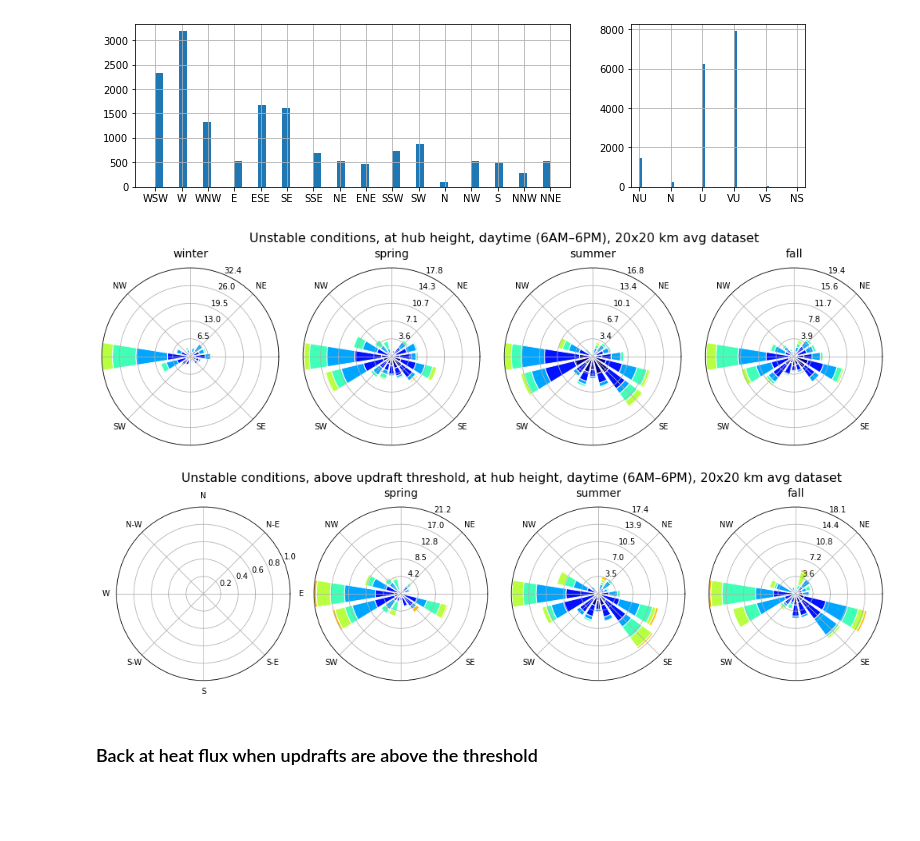
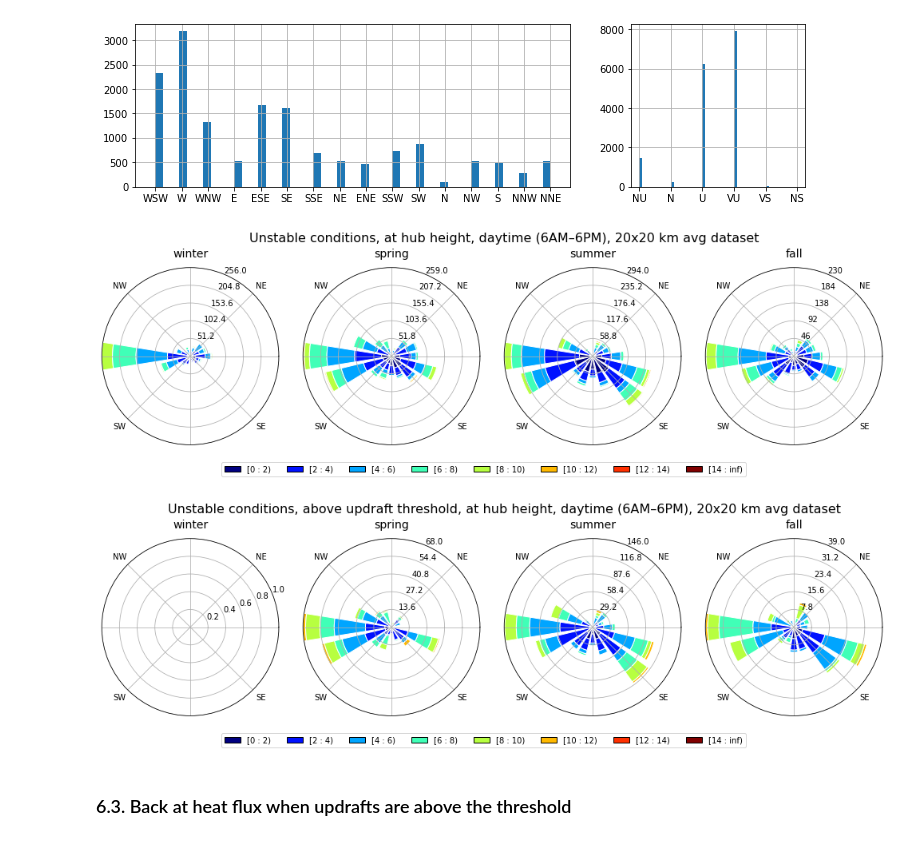
Before and after one commit to rthedin/assessment, a Jupyter notebook: datasets/WINDToolkit/WTKupdate2017_2018.ipynb, the cells around one changed output. Drawn from its saved outputs; the diff is of its cells as text; code cells hidden in the pictures; blank space fills up the shorter version.

```diff
--- a/datasets/WINDToolkit/WTKupdate2017_2018.ipynb
+++ b/datasets/WINDToolkit/WTKupdate2017_2018.ipynb
@@ -784,7 +799,7 @@ for d,df in enumerate([dfold,dfsc,df20km,dfcasp]):
         else:    data = df.loc[(df['season']==s) & (df['hour']>=6) & (df['hour']<18)].xs(zhub, level='height')
         ws = data['windspeed'].values
         wd = data['winddirection'].values
-        wa.bar(wd, ws, normed=True, bins=bins, opening=0.8, edgecolor='white')
+        wa.bar(wd, ws, bins=bins, opening=0.8, edgecolor='white')
         wa.set_xticklabels(wrlabels)
         if d==0: wa.set_title(f'{season_names[s]}',fontsize=14, y=1.05)
         if s==0: wa.set_ylabel(f'{dfnames[d]}', fontsize=14, labelpad=10)
@@ -806,7 +821,7 @@ for d,df in enumerate([dfold,dfsc,df20km,dfcasp]):
         else:    data = df.loc[(df['season']==s) & ((df['hour']<6) | (df['hour']>=18))].xs(zhub, level='height')
         ws = data['windspeed'].values
         wd = data['winddirection'].values
-        wa.bar(wd, ws, normed=True, bins=bins, opening=0.8, edgecolor='white')
+        wa.bar(wd, ws, bins=bins, opening=0.8, edgecolor='white')
         wa.set_xticklabels(wrlabels)
         if d==0: wa.set_title(f'{season_names[s]}',fontsize=14, y=1.05)
         if s==0: wa.set_ylabel(f'{dfnames[d]}', fontsize=14, labelpad=10)
@@ -828,7 +843,7 @@ for s in range(4):
     cond = ((df['season']==s) & (df['hour']>=6) & (df['hour']<18) & ((df['stability']=='U')|(df['stability']=='VU')))
     ws = df.loc[cond].xs(zhub, level='height')['windspeed'].values
     wd = df.loc[cond].xs(zhub, level='height')['winddirection'].values
-    wa.bar(wd, ws, normed=True, bins=bins, opening=0.8, edgecolor='white')
+    wa.bar(wd, ws, bins=bins, opening=0.8, edgecolor='white')
     wa.set_xticklabels(wrlabels)
     wa.set_title(f'{season_names[s]}',fontsize=14, y=1.03)
 plt.show()
@@ -842,7 +857,7 @@ for s in range(4):
     cond = ((df['season']==s) & ((df['hour']<6)|(df['hour']>=18)) & ((df['stability']=='U')|(df['stability']=='VU')))
     ws = df.loc[cond].xs(zhub, level='height')['windspeed'].values
     wd = df.loc[cond].xs(zhub, level='height')['winddirection'].values
-    wa.bar(wd, ws, normed=True, bins=bins, opening=0.8, edgecolor='white')
+    wa.bar(wd, ws, bins=bins, opening=0.8, edgecolor='white')
     wa.set_xticklabels(wrlabels)
     wa.set_title(f'{season_names[s]}',fontsize=14, y=1.03)
 
@@ -864,7 +879,7 @@ for s in range(4):
     cond = ((df['season']==s) & (df['hour']>=6) & (df['hour']<18) & (df['stability']=='N'))
     ws = df.loc[cond].xs(zhub, level='height')['windspeed'].values
     wd = df.loc[cond].xs(zhub, level='height')['winddirection'].values
-    wa.bar(wd, ws, normed=True, bins=bins, opening=0.8, edgecolor='white')
+    wa.bar(wd, ws, bins=bins, opening=0.8, edgecolor='white')
     wa.set_xticklabels(wrlabels)
     wa.set_title(f'{season_names[s]}',fontsize=14, y=1.03)
 plt.show()
@@ -878,7 +893,7 @@ for s in range(4):
     cond = ((df['season']==s) & ((df['hour']<6)|(df['hour']>=18)) & (df['stability']=='N'))
     ws = df.loc[cond].xs(zhub, level='height')['windspeed'].values
     wd = df.loc[cond].xs(zhub, level='height')['winddirection'].values
-    wa.bar(wd, ws, normed=True, bins=bins, opening=0.8, edgecolor='white')
+    wa.bar(wd, ws, bins=bins, opening=0.8, edgecolor='white')
     wa.set_xticklabels(wrlabels)
     wa.set_title(f'{season_names[s]}',fontsize=14, y=1.03)
 
@@ -1027,41 +1042,43 @@ aboveThreshold['stability'].hist(bins=50, ax=axs[1])
 df=df20km
 
 # Unstable, 20x20 dataset
 fig = plt.figure(figsize=(14,5))
 fig.suptitle('Unstable conditions, at hub height, daytime (6AM–6PM), 20x20 km avg dataset', y=0.93, fontsize=16)
 for s in range(4):
     wa = wr.WindroseAxes(fig, rec4x1[s])
     fig.add_axes(wa)
     cond = ((df['season']==s) & (df['hour']>=6) & (df['hour']<18) & ((df['stability']=='U')|(df['stability']=='VU')))# & (df['wT']>=0.85))
     ws = df.loc[cond].xs(zhub, level='height')['windspeed'].values
     wd = df.loc[cond].xs(zhub, level='height')['winddirection'].values
-    wa.bar(wd, ws, normed=True, bins=bins, opening=0.8, edgecolor='white')
+    wa.bar(wd, ws, bins=bins, opening=0.8, edgecolor='white')
     wa.set_xticklabels(wrlabels)
     wa.set_title(f'{season_names[s]}',fontsize=14, y=1.03)
+wa.legend(loc='lower right',decimal_places=0,labelspacing=0.7,bbox_to_anchor=(0.25,-0.2),ncol=len(bins))
 plt.show()
 print('\n\n')
 
 
 fig = plt.figure(figsize=(14,5))
 fig.suptitle('Unstable conditions, above updraft threshold, at hub height, daytime (6AM–6PM), 20x20 km avg dataset', y=0.93, fontsize=16)
 for s in range(4):
     wa = wr.WindroseAxes(fig, rec4x1[s])
     try:
         fig.add_axes(wa)
         cond = ((df['season']==s) & (df['hour']>=6) & (df['hour']<18) & ((df['stability']=='U')|(df['stability']=='VU')) & (df['wT']>=0.85))
         ws = df.loc[cond].xs(zhub, level='height')['windspeed'].values
         wd = df.loc[cond].xs(zhub, level='height')['winddirection'].values
-        wa.bar(wd, ws, normed=True, bins=bins, opening=0.8, edgecolor='white')
-        wa.set_xticklabels(wrlabels)
-        wa.set_title(f'{season_names[s]}',fontsize=14, y=1.03)
+        wa.bar(wd, ws, bins=bins, opening=0.8, edgecolor='white')
     except KeyError:
         pass
+    wa.set_xticklabels(wrlabels)
+    wa.set_title(f'{season_names[s]}',fontsize=14, y=1.03)
+wa.legend(loc='lower right',decimal_places=0,labelspacing=0.7,bbox_to_anchor=(0.25,-0.2),ncol=len(bins))
 plt.show()
 # %% [output]
-[figure, old version]
+[figure, new version]
-[figure, old version]
+[figure, new version]
 # %% [markdown]
-### Back at heat flux when updrafts are above the threshold
+### 6.3. Back at heat flux when updrafts are above the threshold
 # %%
 # heat flux, above threshold, all states, W winds only
 cond = ((df20km['dir']=='W') & (df20km['hour']>=6) & (df20km['hour']<18) & (df20km['wT']>=0.85))
```
Also changed, not shown: parts of 23 cells of this notebook.
